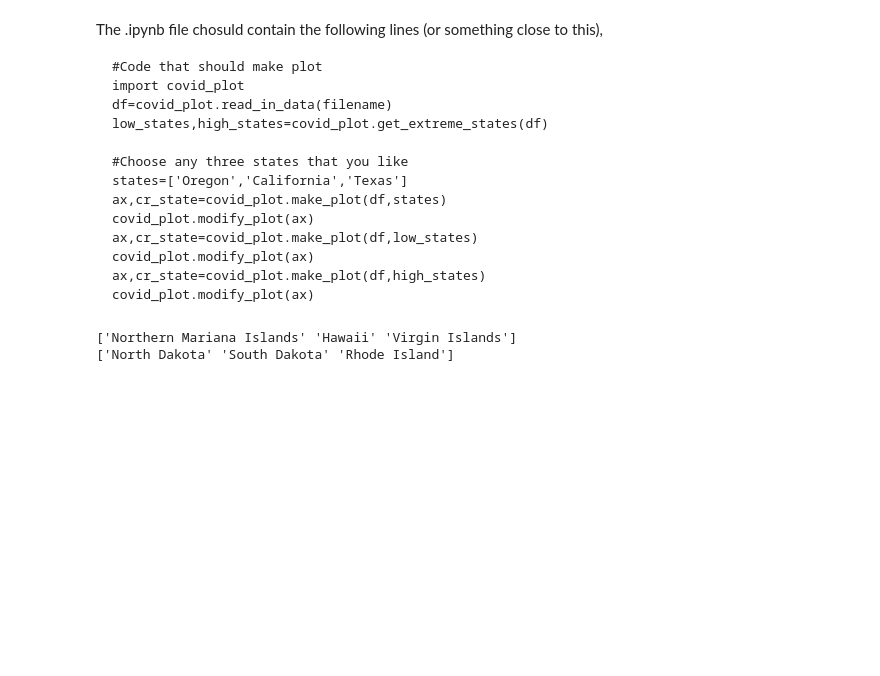
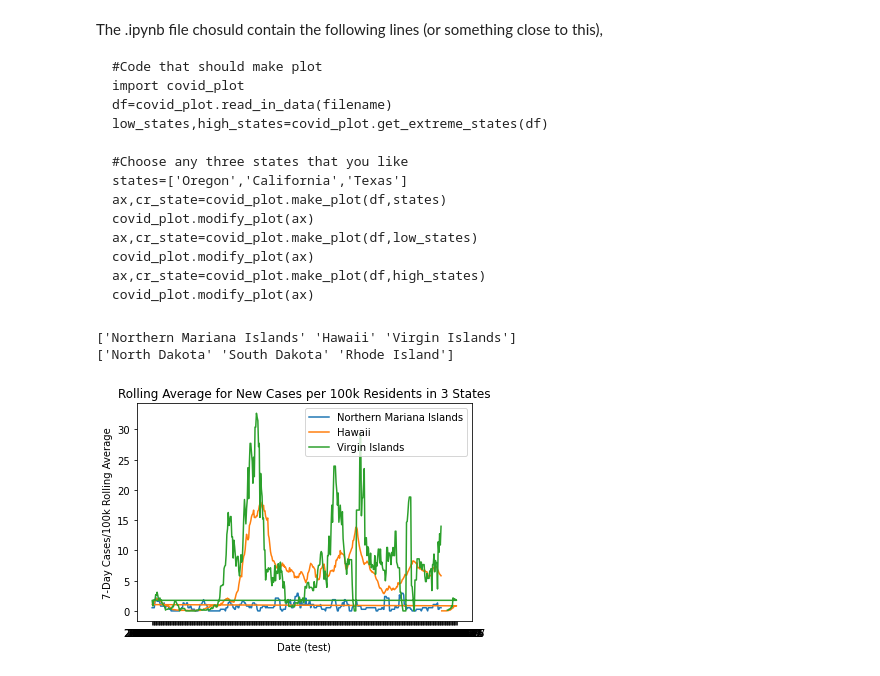
Before and after one commit to AlexSath/BDS311_NY_Times_COVID19, a Jupyter notebook: plotter.ipynb, the cells around one changed output. Drawn from its saved outputs; the diff is of its cells as text; code cells hidden in the pictures; blank space fills up the shorter version.

```diff
--- a/plotter.ipynb
+++ b/plotter.ipynb
@@ -30,3 +30,8 @@ print(high_states)
 # %% [output]
 ['Northern Mariana Islands' 'Hawaii' 'Virgin Islands']
 ['North Dakota' 'South Dakota' 'Rhode Island']
+# %%
+ax = covid_plot.make_plot(df, low_states)
+covid_plot.modify_plot(ax, low_states)
+# %% [output]
+[figure, added]
```
Also changed, not shown: parts of 4 cells of this notebook, 2 other files.
